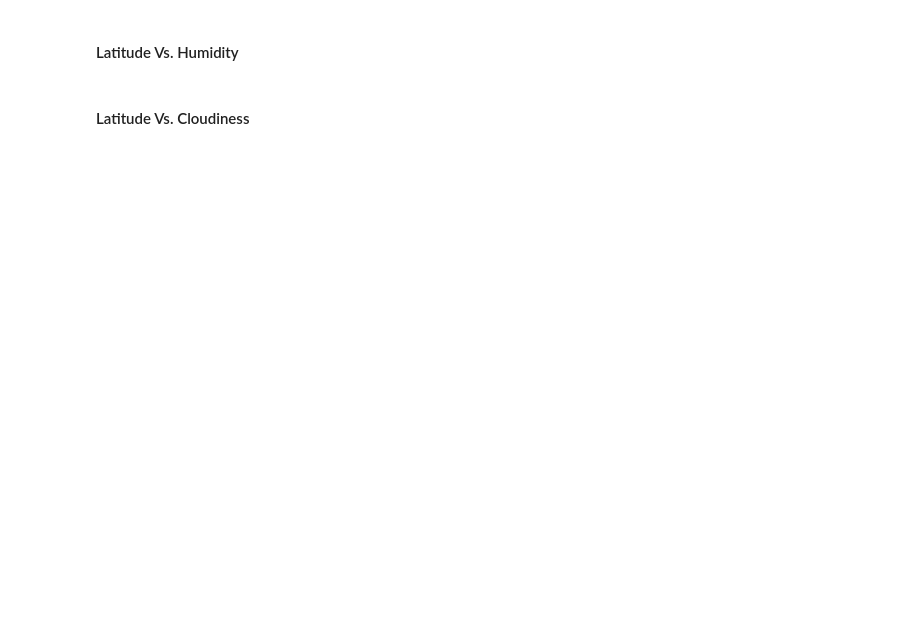
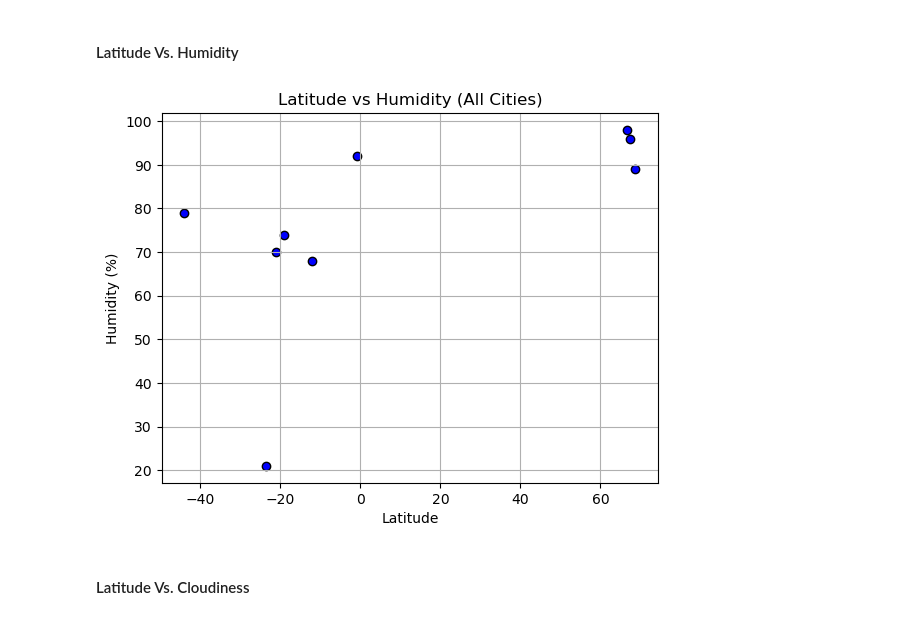
Before and after one commit to amydohlin/python-api-challenge, a Jupyter notebook: starter_code/WeatherPy.ipynb, the cells around one changed output. Saved outputs shown, nothing was run; the diff lists cells and outputs as text; code cells hidden in the pictures; blank space fills up the shorter version.

```diff
--- a/starter_code/WeatherPy.ipynb
+++ b/starter_code/WeatherPy.ipynb
@@ -217,16 +248,25 @@ plt.show()
 #### Latitude Vs. Humidity
 # %%
 # Build the scatter plots for latitude vs. humidity
-# YOUR CODE HERE
+
+# Define x and y axes and values.
+lat_v_hum_x = city_data_df["Lat"]
+lat_v_hum_y = city_data_df["Humidity"]
 
 # Incorporate the other graph properties
-# YOUR CODE HERE
+plt.grid(True)
+plt.xlabel("Latitude")
+plt.ylabel("Humidity (%)")
+plt.title("Latitude vs Humidity (All Cities)")
+plt.scatter(lat_v_hum_x,lat_v_hum_y,color="blue", edgecolor="black")
 
 # Save the figure
-plt.savefig("output_data/Fig2.png")
+plt.savefig("../output_data/Fig2_LatHum.png")
 
 # Show plot
 plt.show()
+# %% [output]
+[figure, added]
 # %% [markdown]
 #### Latitude Vs. Cloudiness
 # %%
```
Also changed, not shown: parts of 30 cells of this notebook, 8 other files.
